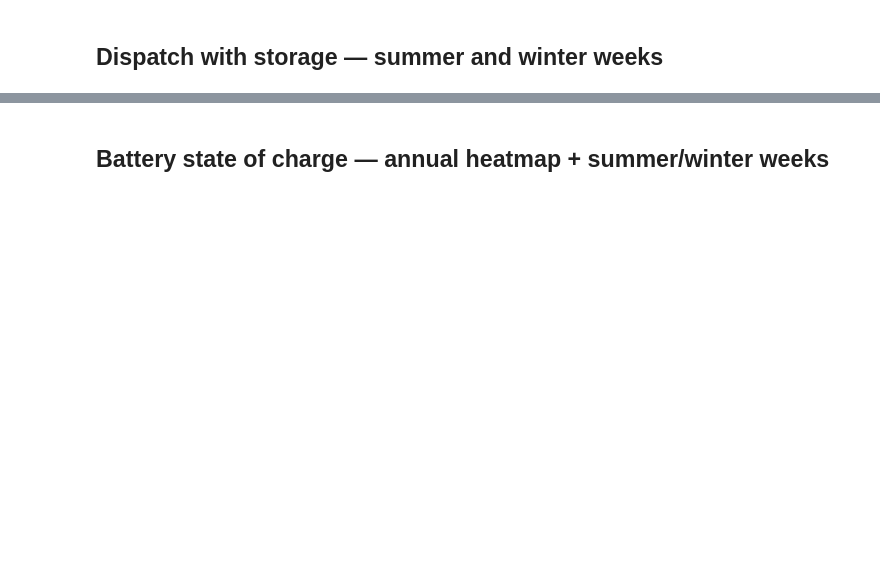
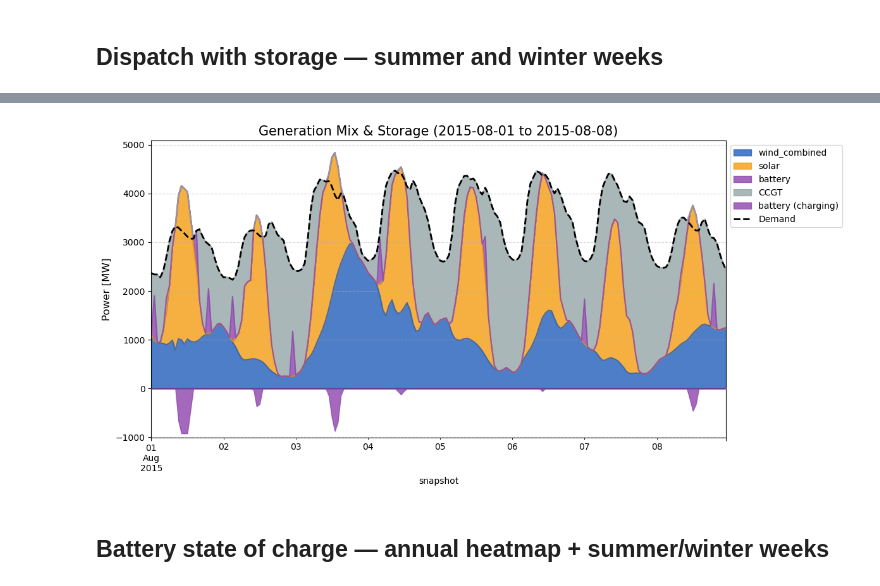
Before and after one commit to KenzoDTU/Integrated-Energy-Grids-A1G21, a Jupyter notebook: step_C.ipynb, the cells around one changed output, grey strips where cells are left out. Saved outputs shown, nothing was run; the diff lists cells and outputs as text; code cells hidden in the pictures; blank space fills up the shorter version.

```diff
--- a/step_C.ipynb
+++ b/step_C.ipynb
@@ -302,6 +420,8 @@ fti.plot_generation_mix_storage(dnk_storage, '2015-01-01', '2015-01-08')
 # %%
 # Plot generation mix with storage for a July week
-fti.plot_generation_mix_storage(dnk_storage, '2015-07-01', '2015-07-08')
+fti.plot_generation_mix_storage(dnk_storage, '2015-08-01', '2015-08-08')
+# %% [output]
+[figure, added]
 # %% [markdown]
 ## Battery state of charge — annual heatmap + summer/winter weeks
 # %%
```
Also changed, not shown: parts of 13 cells of this notebook, 3 other files.
